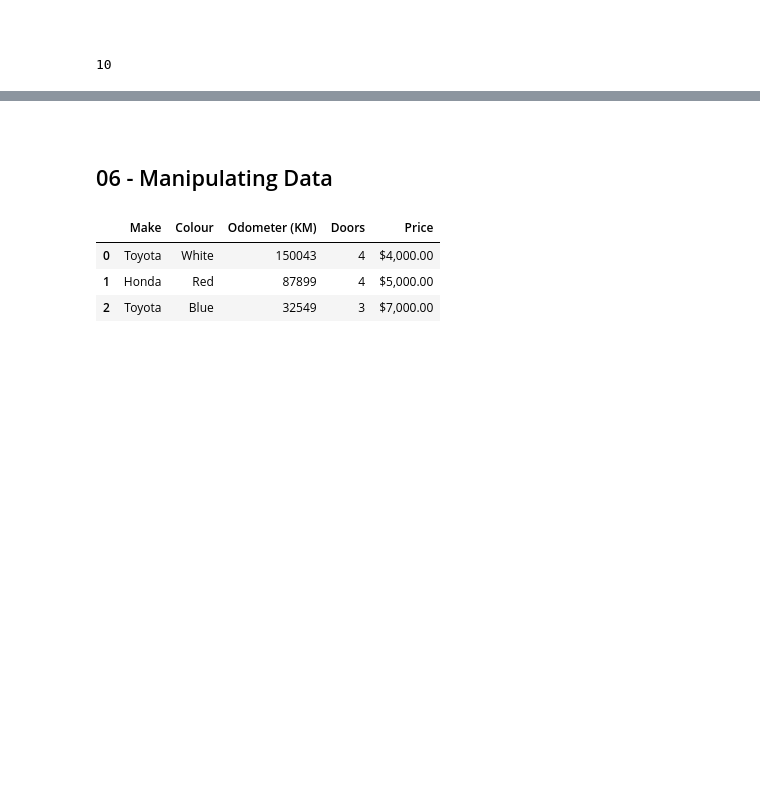
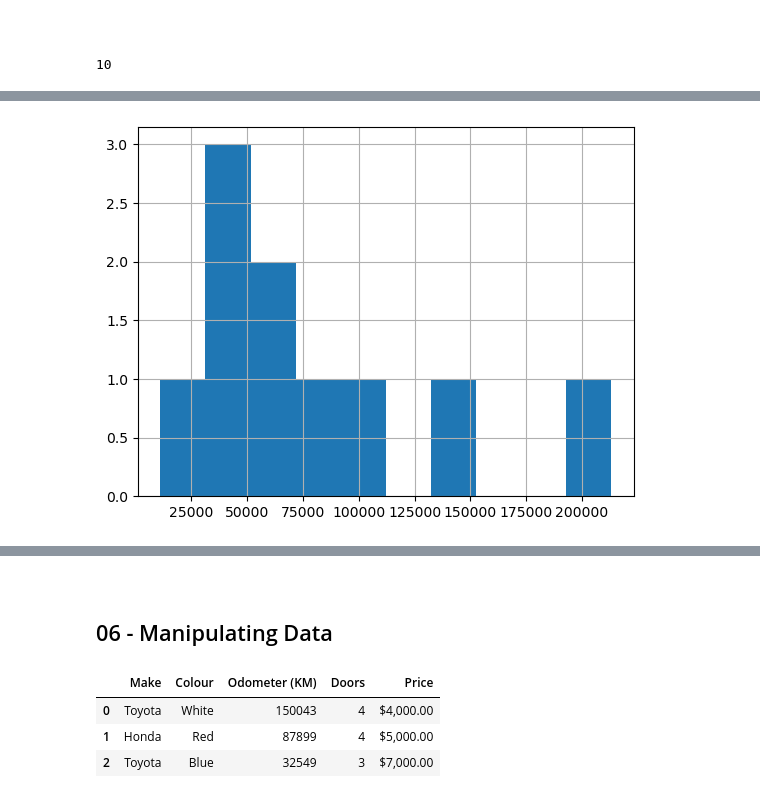
Before and after one commit to mythz-library/LRN-Data-Science, a Jupyter notebook: 01-pandas.ipynb, the cells around one changed output, grey strips where cells are left out. Saved outputs shown, nothing was run; the diff lists cells and outputs as text; code cells hidden in the pictures; blank space fills up the shorter version.

```diff
--- a/01-pandas.ipynb
+++ b/01-pandas.ipynb
@@ -195,0 +438,4 @@ len(car_sales_df)
+# %%
+car_sales_df["Odometer (KM)"].hist();
+# %% [output]
+[figure, added]
```
Also changed, not shown: parts of 72 cells of this notebook.
